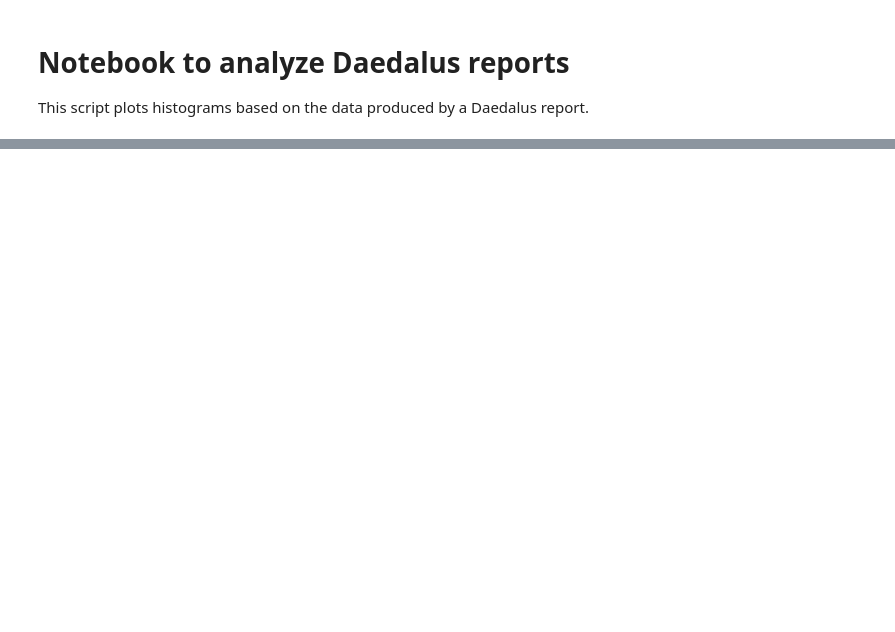
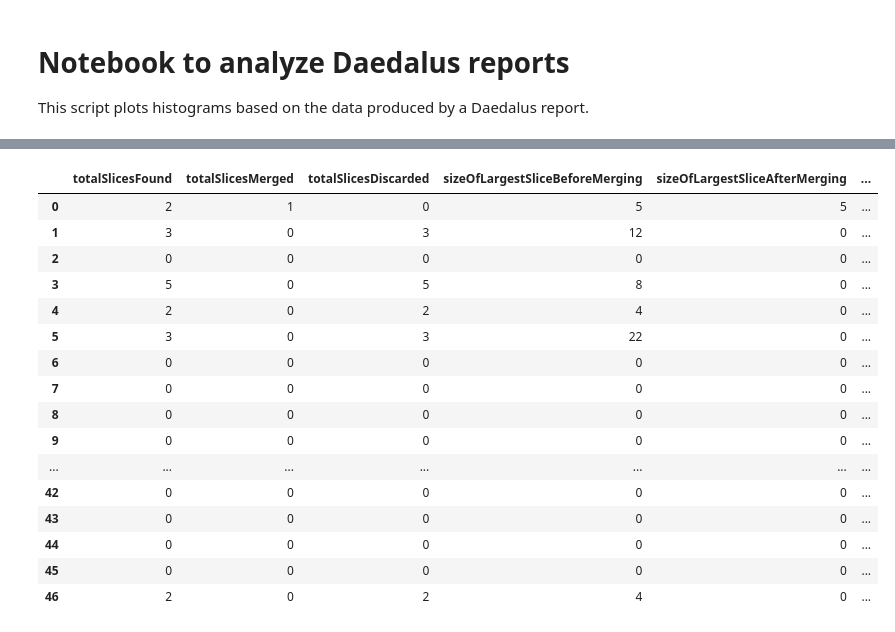
Before and after one commit to lac-dcc/Daedalus, a Jupyter notebook: artifact/utils/slices-analysis.ipynb, the cells around one changed output, grey strips where cells are left out. Drawn from its saved outputs; the diff is of its cells as text; code cells hidden in the pictures; blank space fills up the shorter version.

```diff
--- a/artifact/utils/slices-analysis.ipynb
+++ b/artifact/utils/slices-analysis.ipynb
@@ -78,0 +5,65 @@ Summary Metrics:
+# %%
+import os
+import pandas as pd
+import matplotlib.pyplot as plt
+from IPython.display import display
+
+def parse_report(file_path):
+    """
+    Parses a Daedalus report and returns summary metrics and merged slice data.
+    """
+    with open(file_path, 'r') as file:
+        lines = file.readlines()
+
+    parsed_data = {}
+    current_dict = parsed_data
+    current_slice = None
+
+    for line in lines:
+        if line.startswith('mergedSlicesMetadata:'):
+            current_dict = dict()
+        elif line.startswith('\t'):
+            if '=' in line:
+                key, value = line.split('=')
+                key = key.strip()
+                value = int(value.strip())
+                current_dict[current_slice][key] = value
+            else:
+                current_slice = line.strip(':').strip()
+                current_dict[current_slice] = {}
+        elif '=' in line:
+            key, value = line.split('=')
+            parsed_data[key.strip()] = int(value.strip())
+
+    return parsed_data, current_dict
+
+# Directory containing the log files
+log_dir = '../../tests/'
+log_files = [os.path.join(log_dir, f) for f in os.listdir(log_dir) if f.endswith('_slices_report.log')]
+
+# Debug: Check if log files are found
+if not log_files:
+    print("No log files found in the directory!")
+else:
+    print(f"Found {len(log_files)} log files.")
+
+# Initialize container for summary data
+summary_data = []
+
+# Process each file
+for log_file in log_files:
+    try:
+        summary_metrics, mergedSlicesMetadata = parse_report(log_file)
+        summary_metrics['file'] = os.path.basename(log_file)  # Add filename for reference
+        summary_data.append(summary_metrics)
+    except Exception as e:
+        print(f"Error processing file {log_file}: {e}")
+
+# Create summary dataframe
+if summary_data:
+    summary_df = pd.DataFrame(summary_data)
+    print("Summary DataFrame:")
+    display(summary_df)
+else:
+    print("No summary data to display.")
+# %% [output]
@@ -78,0 +72,17 @@ Summary Metrics:
+|  | totalSlicesFound | totalSlicesMerged | totalSlicesDiscarded | sizeOfLargestSliceBeforeMerging | sizeOfLargestSliceAfterMerging | ... |
+| 0 | 2 | 1 | 0 | 5 | 5 | ... |
+| 1 | 3 | 0 | 3 | 12 | 0 | ... |
+| 2 | 0 | 0 | 0 | 0 | 0 | ... |
+| 3 | 5 | 0 | 5 | 8 | 0 | ... |
+| 4 | 2 | 0 | 2 | 4 | 0 | ... |
+| 5 | 3 | 0 | 3 | 22 | 0 | ... |
+| 6 | 0 | 0 | 0 | 0 | 0 | ... |
+| 7 | 0 | 0 | 0 | 0 | 0 | ... |
+| 8 | 0 | 0 | 0 | 0 | 0 | ... |
+| 9 | 0 | 0 | 0 | 0 | 0 | ... |
+| ... | ... | ... | ... | ... | ... | ... |
+| 42 | 0 | 0 | 0 | 0 | 0 | ... |
+| 43 | 0 | 0 | 0 | 0 | 0 | ... |
+| 44 | 0 | 0 | 0 | 0 | 0 | ... |
+| 45 | 0 | 0 | 0 | 0 | 0 | ... |
+| 46 | 2 | 0 | 2 | 4 | 0 | ... |
```
Also changed, not shown: parts of 4 cells of this notebook, 3 other files.
